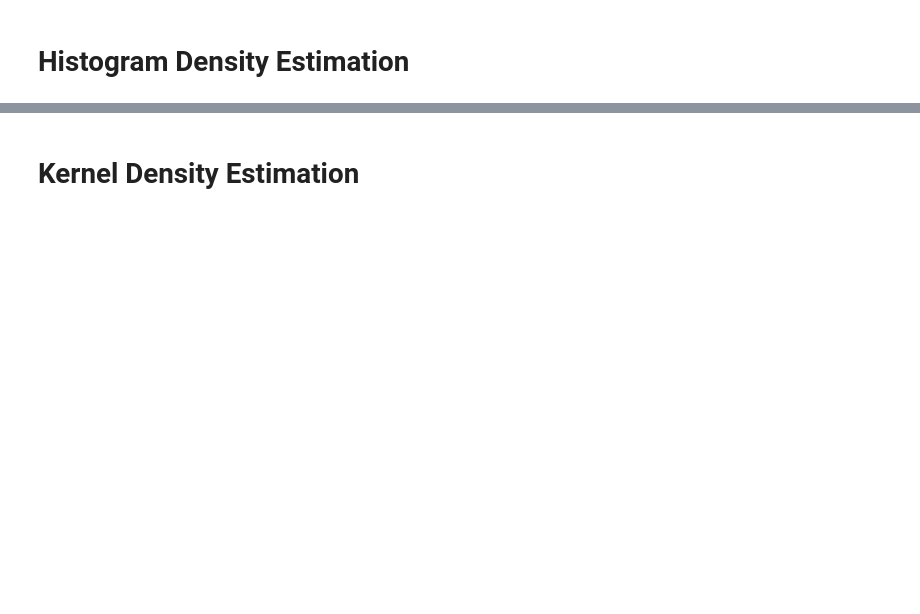
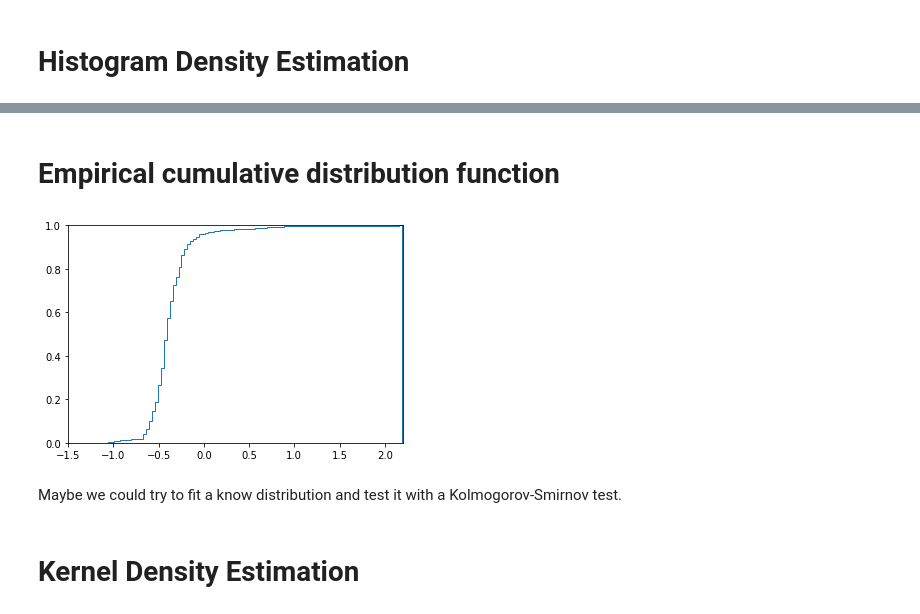
Before and after one commit to ridouaneg/Predict-poverty-from-space, a Jupyter notebook: density_estimation.ipynb, the cells around one changed output, grey strips where cells are left out. Saved outputs shown, nothing was run; the diff lists cells and outputs as text; code cells hidden in the pictures; blank space fills up the shorter version.

Commit message:
Density estimation

```diff
--- a/density_estimation.ipynb
+++ b/density_estimation.ipynb
@@ -31,11 +80,2 @@ plt.show()
 # %% [markdown]
 # Histogram Density Estimation
-# %%
-X_low, y_low = [], []
-for i in range(X.shape[0]):
-    if X[i][0] <= 5:
-        X_low.append(X[i])
-        y_low.append(y[i])
-
-X_low = np.resize(X_low, (len(X_low), 1))
-y_low = np.resize(y_low, (len(y_low), 1))
@@ -132,2 +97,13 @@ print(np.mean(l))
+# %% [markdown]
+# Empirical cumulative distribution function
+# %%
+n, bins, patches = plt.hist(y_low, bins=b, density=True, histtype='step', cumulative=True)
+plt.xlim(-1.5, 2.2)
+plt.ylim(0, 1)
+plt.show()
+# %% [output]
+[figure, added]
+# %% [markdown]
+Maybe we could try to fit a know distribution and test it with a Kolmogorov-Smirnov test.
 # %% [markdown]
 # Kernel Density Estimation
```
Also changed, not shown: parts of 38 cells of this notebook.
